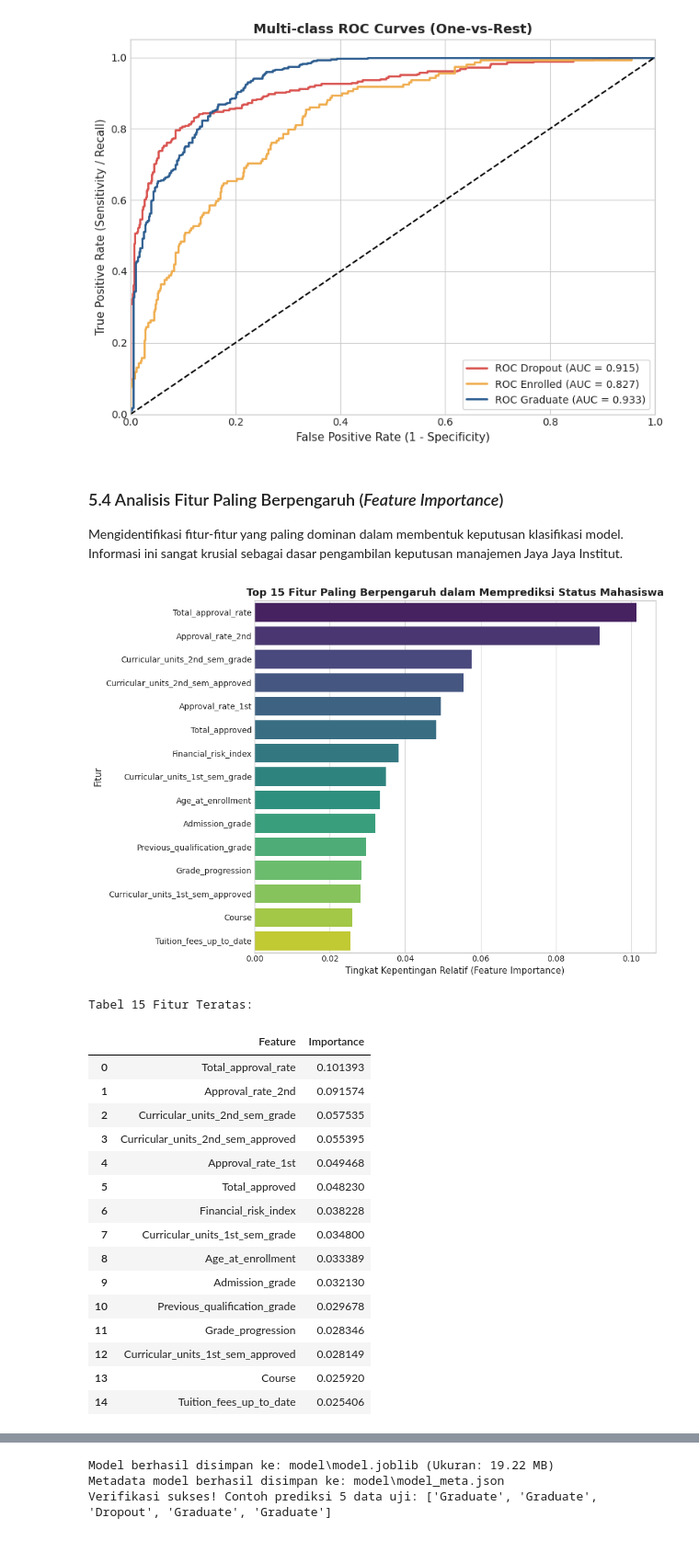
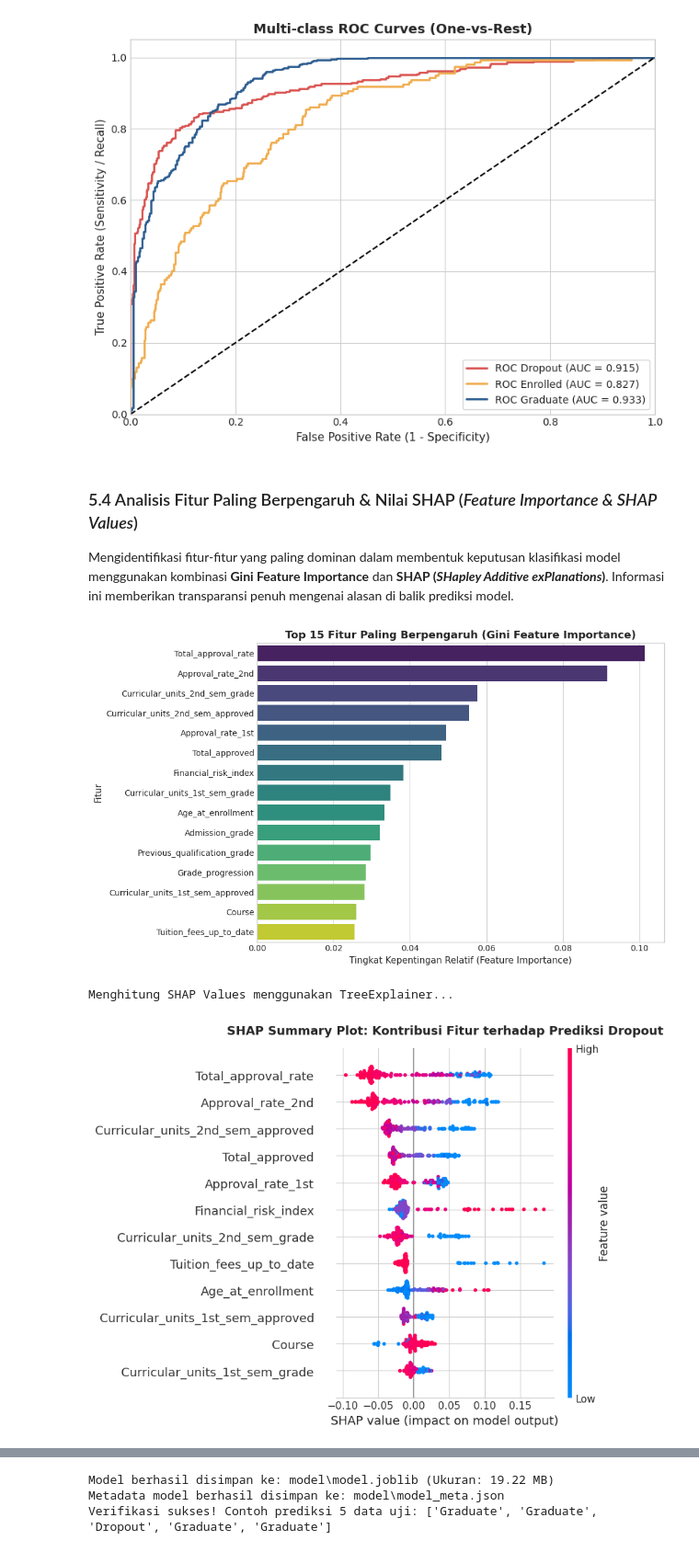
Before and after one commit to dawooodd/Penerapan-Data-Science-2, a Jupyter notebook: notebook.ipynb, the cells around one changed output, grey strips where cells are left out. Shown at 92% size. Cells and saved outputs as stored; diff of their text form; code cells hidden in the pictures.

```diff
--- a/notebook.ipynb
+++ b/notebook.ipynb
@@ -737,49 +742,48 @@ plt.show()
 # %% [output]
 [figure]
 # %% [markdown]
-### 5.4 Analisis Fitur Paling Berpengaruh (*Feature Importance*)
-Mengidentifikasi fitur-fitur yang paling dominan dalam membentuk keputusan klasifikasi model. Informasi ini sangat krusial sebagai dasar pengambilan keputusan manajemen Jaya Jaya Institut.
+### 5.4 Analisis Fitur Paling Berpengaruh & Nilai SHAP (*Feature Importance & SHAP Values*)
+Mengidentifikasi fitur-fitur yang paling dominan dalam membentuk keputusan klasifikasi model menggunakan kombinasi **Gini Feature Importance** dan **SHAP (*SHapley Additive exPlanations*)**. Informasi ini memberikan transparansi penuh mengenai alasan di balik prediksi model.
 # %%
-# Ekstraksi Feature Importance
+# 1. Ekstraksi Feature Importance (Gini Impurity)
 importances = best_rf.feature_importances_
 feature_names = X.columns
 feature_importance_df = pd.DataFrame({
     'Feature': feature_names,
     'Importance': importances
 }).sort_values('Importance', ascending=False)
 
 # Visualisasi Top 15 Fitur Terpenting
-plt.figure(figsize=(10, 7))
+plt.figure(figsize=(10, 6))
 sns.barplot(
     x='Importance', y='Feature', data=feature_importance_df.head(15),
     palette='viridis'
 )
-plt.title('Top 15 Fitur Paling Berpengaruh dalam Memprediksi Status Mahasiswa', fontsize=13, fontweight='bold')
+plt.title('Top 15 Fitur Paling Berpengaruh (Gini Feature Importance)', fontsize=13, fontweight='bold')
 plt.xlabel('Tingkat Kepentingan Relatif (Feature Importance)')
 plt.ylabel('Fitur')
 plt.tight_layout()
 plt.show()
 
-# Menampilkan 15 fitur teratas
-print("Tabel 15 Fitur Teratas:")
-feature_importance_df.head(15).reset_index(drop=True)
+# 2. Analisis SHAP Values untuk Interpretabilitas Terperinci
+print("Menghitung SHAP Values menggunakan TreeExplainer...")
+explainer = shap.TreeExplainer(best_rf)
+# Menggunakan sampel representatif data uji untuk komputasi SHAP
+X_sample_shap = X_test.sample(150, random_state=42)
+shap_values = explainer.shap_values(X_sample_shap)
+
+# Untuk target multiclass, kelas index 0 adalah 'Dropout'
+dropout_idx = list(best_rf.classes_).index('Dropout')
+shap_vals_dropout = shap_values[:, :, dropout_idx] if len(shap_values.shape) == 3 else shap_values[dropout_idx]
+
+# Visualisasi SHAP Summary Plot untuk Kelas Dropout
+plt.figure(figsize=(10, 6))
+shap.summary_plot(shap_vals_dropout, X_sample_shap, max_display=12, show=False)
+plt.title('SHAP Summary Plot: Kontribusi Fitur terhadap Prediksi Dropout', fontsize=13, fontweight='bold', pad=15)
+plt.tight_layout()
+plt.show()
 # %% [output]
-[figure, old version]
+[figure, new version]
-Tabel 15 Fitur Teratas:
+Menghitung SHAP Values menggunakan TreeExplainer...
-|  | Feature | Importance |
-| 0 | Total_approval_rate | 0.101393 |
-| 1 | Approval_rate_2nd | 0.091574 |
-| 2 | Curricular_units_2nd_sem_grade | 0.057535 |
-| 3 | Curricular_units_2nd_sem_approved | 0.055395 |
-| 4 | Approval_rate_1st | 0.049468 |
-| 5 | Total_approved | 0.048230 |
-| 6 | Financial_risk_index | 0.038228 |
-| 7 | Curricular_units_1st_sem_grade | 0.034800 |
-| 8 | Age_at_enrollment | 0.033389 |
-| 9 | Admission_grade | 0.032130 |
-| 10 | Previous_qualification_grade | 0.029678 |
-| 11 | Grade_progression | 0.028346 |
-| 12 | Curricular_units_1st_sem_approved | 0.028149 |
-| 13 | Course | 0.025920 |
-| 14 | Tuition_fees_up_to_date | 0.025406 |
+[figure, added]
 # %% [markdown]
```
Also changed, not shown: parts of 17 cells of this notebook, 5 other files.
